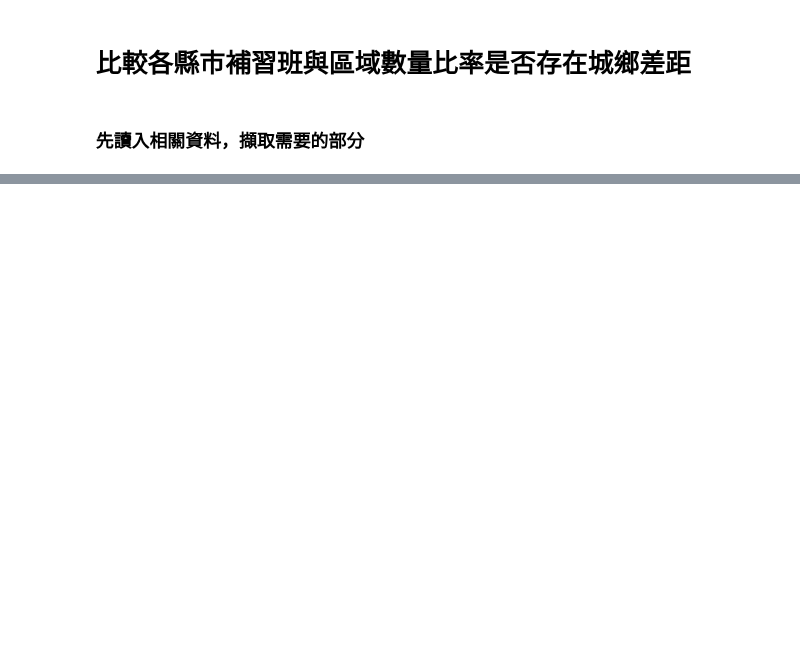
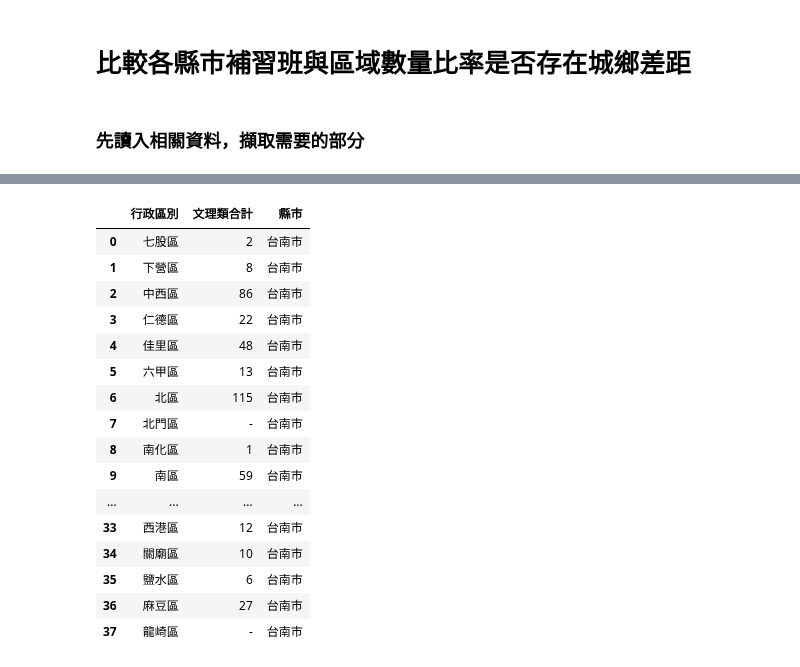
Before and after one commit to 41071119H-Irene/LAT, a Jupyter notebook: W2/W2_Assignment.ipynb, the cells around one changed output, grey strips where cells are left out. Drawn from its saved outputs; the diff is of its cells as text; code cells hidden in the pictures; blank space fills up the shorter version.

```diff
--- a/W2/W2_Assignment.ipynb
+++ b/W2/W2_Assignment.ipynb
@@ -50,2 +39,25 @@ dft.head()
+# %%
+Type = temp.groupby(['行政區別'])['文理類合計'].sum().reset_index()
+# %%
+Type['縣市'] = '台南市'
+Type
+# %% [output]
+|  | 行政區別 | 文理類合計 | 縣市 |
+| 0 | 七股區 | 2 | 台南市 |
+| 1 | 下營區 | 8 | 台南市 |
+| 2 | 中西區 | 86 | 台南市 |
+| 3 | 仁德區 | 22 | 台南市 |
+| 4 | 佳里區 | 48 | 台南市 |
+| 5 | 六甲區 | 13 | 台南市 |
+| 6 | 北區 | 115 | 台南市 |
+| 7 | 北門區 | - | 台南市 |
+| 8 | 南化區 | 1 | 台南市 |
+| 9 | 南區 | 59 | 台南市 |
+| ... | ... | ... | ... |
+| 33 | 西港區 | 12 | 台南市 |
+| 34 | 關廟區 | 10 | 台南市 |
+| 35 | 鹽水區 | 6 | 台南市 |
+| 36 | 麻豆區 | 27 | 台南市 |
+| 37 | 龍崎區 | - | 台南市 |
 # %%
 dfm = pd.read_csv('mazhu.csv')
```
Also changed, not shown: parts of 10 cells of this notebook, 2 other files.
